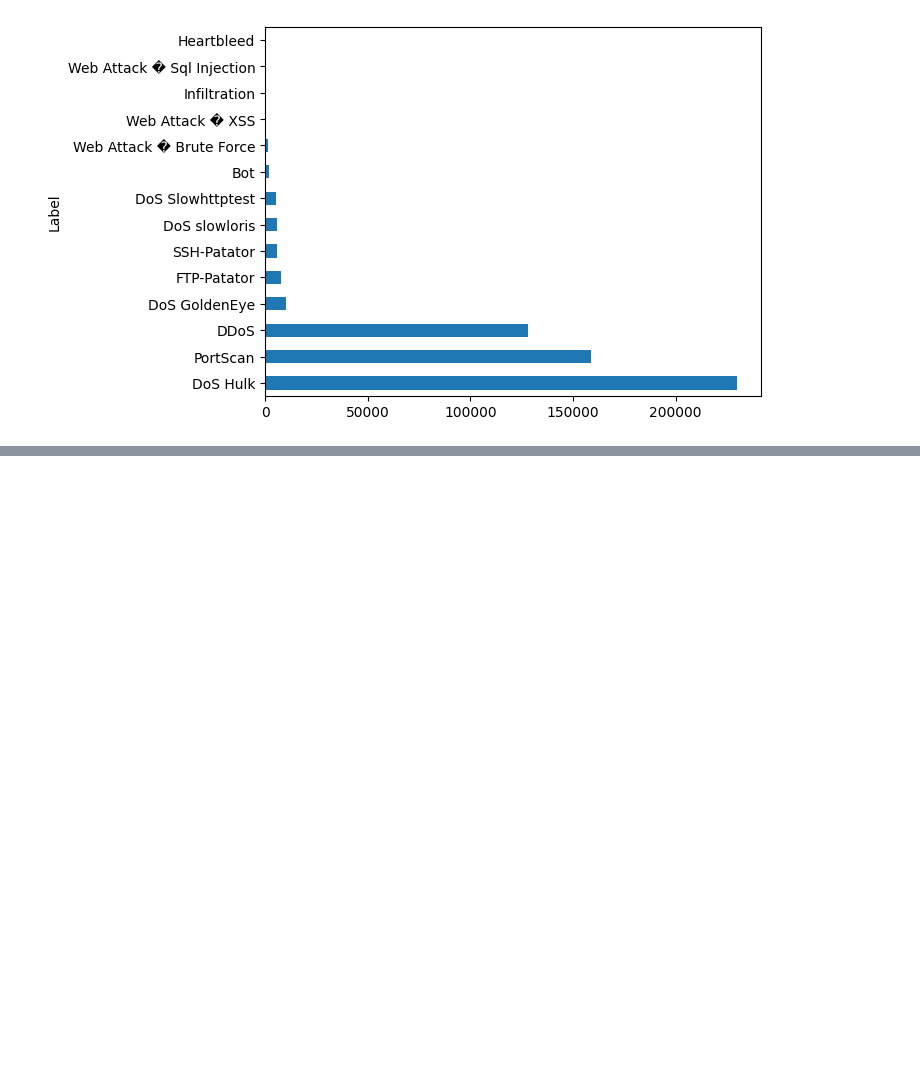
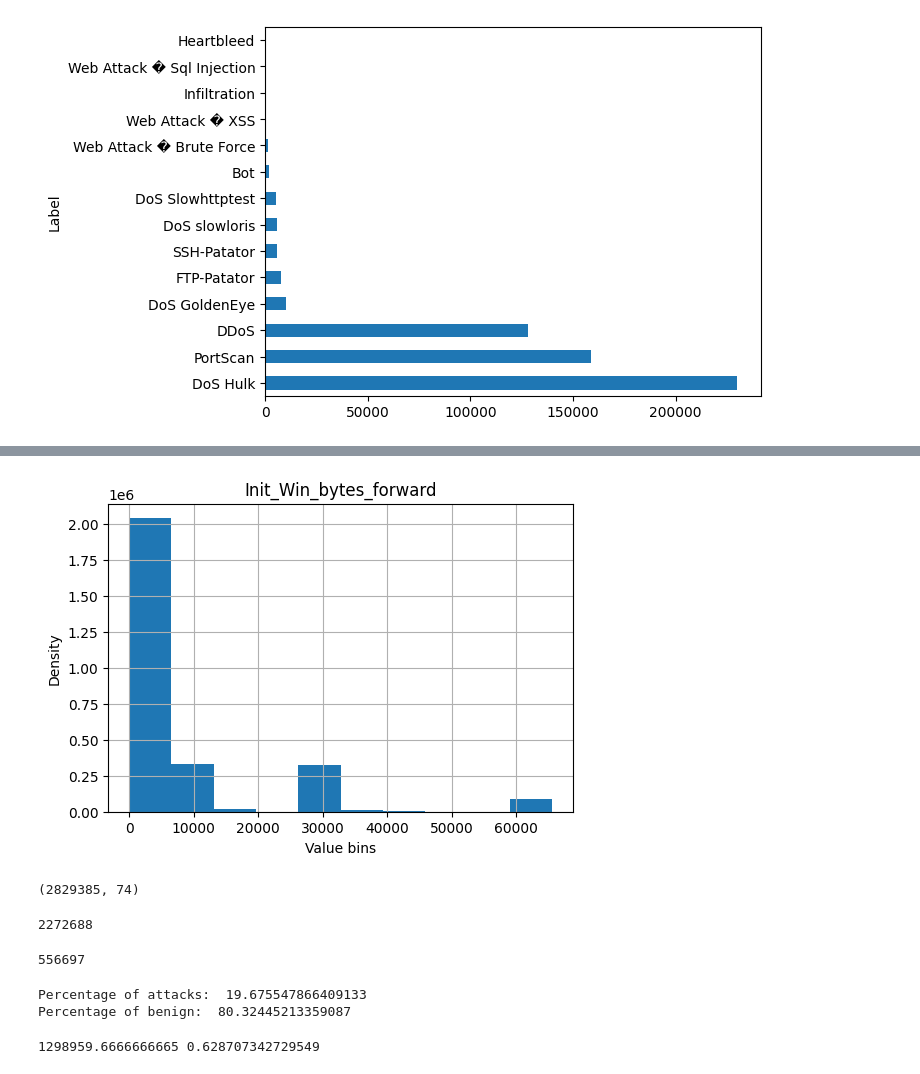
Before and after one commit to minhlip/Machine-Learning-IDS-CICIDS2017, a Jupyter notebook: PreprocessAndStatistic.ipynb, the cells around one changed output, grey strips where cells are left out. Drawn from its saved outputs; the diff is of its cells as text; code cells hidden in the pictures; blank space fills up the shorter version.

```diff
--- a/MLIDS.ipynb
+++ b/PreprocessAndStatistic.ipynb
@@ -325,0 +367,9 @@ Total operation time: =  55.23071813583374 seconds
+# %%
+if 'Init_Win_bytes_forward' in df.columns:
+    df['Init_Win_bytes_forward'].hist(figsize=(6,4), bins=10);
+    plt.title("Init_Win_bytes_forward")
+    plt.xlabel("Value bins")
+    plt.ylabel("Density")
+    plt.savefig('/CSVs/charts/init_win_bytes_forward.png', dpi=300)
+# %% [output]
+[figure, added]
@@ -325,0 +379,33 @@ Total operation time: =  55.23071813583374 seconds
+# %%
+df.shape
+# %% [output]
+(2829385, 74)
+# %%
+benign_total = len(df[df['Label']=='BENIGN'])
+benign_total
+# %% [output]
+2272688
+# %%
+attack_total = len(df[df['Label'] != "BENIGN"])
+attack_total
+# %% [output]
+556697
+# %%
+total = len(df)
+
+attack_percentage = (attack_total / total) * 100
+print("Percentage of attacks: ", attack_percentage)
+
+benign_percentage = (benign_total / total) * 100
+print("Percentage of benign: ", benign_percentage)
+# %% [output]
+Percentage of attacks:  19.675547866409133
+Percentage of benign:  80.32445213359087
+# %%
+enlargement = 1.1
+
+benign_included_max = attack_total / 30 * 70
+benign_inc_probability = (benign_included_max / benign_total) * enlargement
+print(benign_included_max, benign_inc_probability)
+# %% [output]
+1298959.6666666665 0.628707342729549
```
Also changed, not shown: parts of 16 cells of this notebook, 10 other files.
